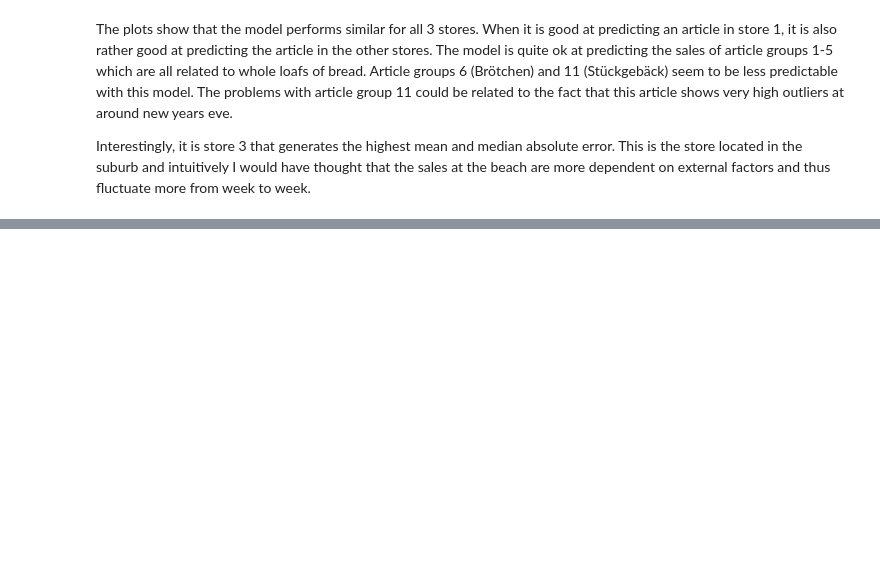
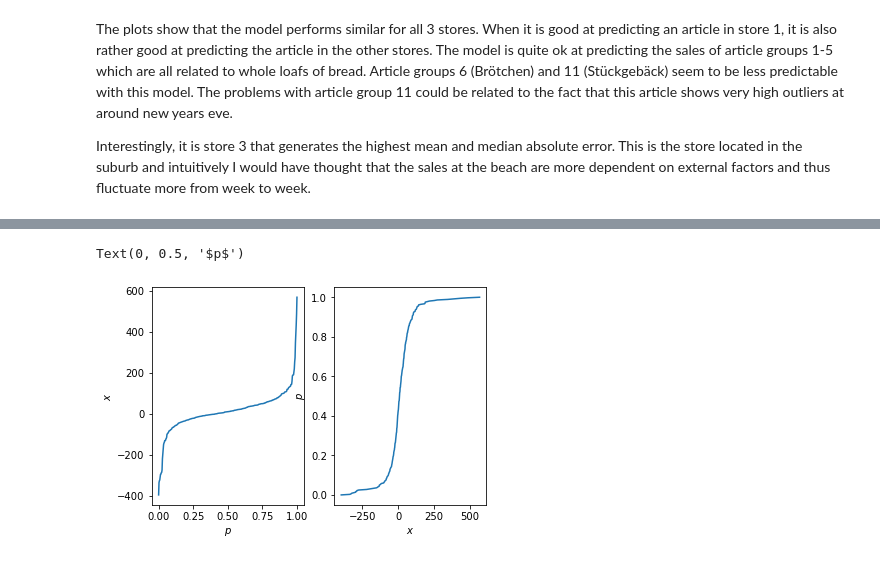
Before and after one commit to captaincurry94/capstone, a Jupyter notebook: predictive_models.ipynb, the cells around one changed output, grey strips where cells are left out. Saved outputs shown, nothing was run; the diff lists cells and outputs as text; code cells hidden in the pictures; blank space fills up the shorter version.

```diff
--- a/predictive_models.ipynb
+++ b/predictive_models.ipynb
@@ -141,0 +166,5 @@ Interestingly, it is store 3 that generates the highest mean and median absolute
+# %%
+for article in article_selection:
+    for store in store_selection:
+        rmse = naive_model_performance.loc[(naive_model_performance['Filiale'] == store) & (naive_model_performance['Artikelgruppe'] == article)]['RMSE'].values[0]
+        print(f'Filiale {store}, article {article} \n Base RMSE: {rmse} \n\n')
@@ -141,0 +205,10 @@ Interestingly, it is store 3 that generates the highest mean and median absolute
+# %%
+for article in article_selection:
+    data = pd.DataFrame.from_dict({'ds':train_fil_3.index,'y':train_fil_3[article]})
+    model = Prophet()
+    model.fit(data)
+    future = model.make_future_dataframe(periods=365)
+    prediction = model.predict(future)
+    rmse = np.sqrt(metrics.mean_squared_error(validation_fil_3[article],prediction.loc[(prediction['ds']>= validation_fil_3.index.min())]['yhat']))
+    print(f'Filiale {store}, Article {article}, RMSE:{rmse}')
+    residuals = [validation_fil_3[article][idx] - prediction['yhat'][idx] for idx in validation_fil_3[article].index]
@@ -141,0 +221,28 @@ Interestingly, it is store 3 that generates the highest mean and median absolute
+# %%
+test = [validation_fil_3[article][idx] - prediction.loc[(prediction['ds'] == idx)]['yhat'].values for idx in validation_fil_3[article].index]
+test = pd.Series(test)
+# %%
+def residual_cdf(data)
+# create some randomly ddistributed data:
+data = test
+
+# sort the data:
+data_sorted = np.sort(data)
+
+# calculate the proportional values of samples
+p = 1. * np.arange(len(data)) / (len(data) - 1)
+
+# plot the sorted data:
+fig = plt.figure()
+ax1 = fig.add_subplot(121)
+ax1.plot(p, data_sorted)
+ax1.set_xlabel('$p$')
+ax1.set_ylabel('$x$')
+
+ax2 = fig.add_subplot(122)
+ax2.plot(data_sorted, p)
+ax2.set_xlabel('$x$')
+ax2.set_ylabel('$p$')
+# %% [output]
+Text(0, 0.5, '$p$')
+[figure, added]
```
Also changed, not shown: parts of 24 cells of this notebook.
